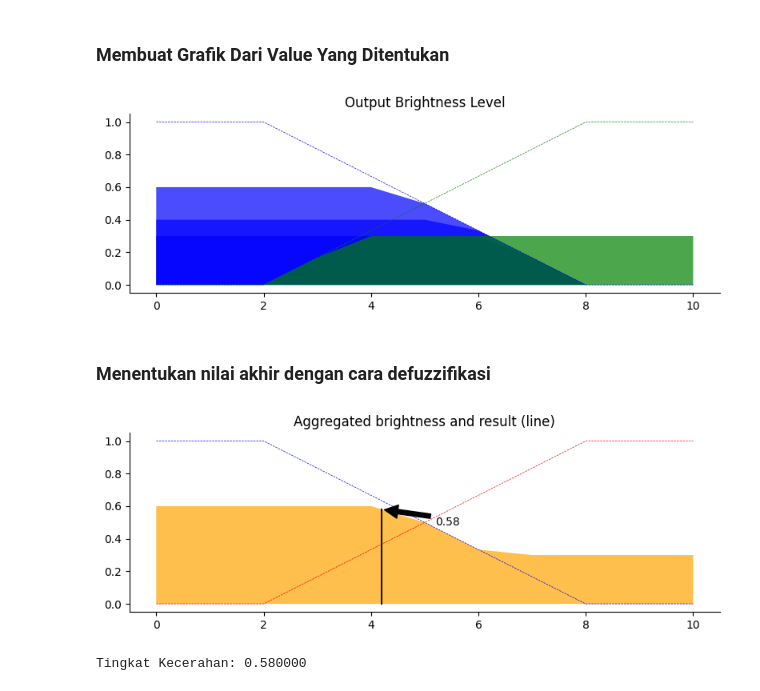
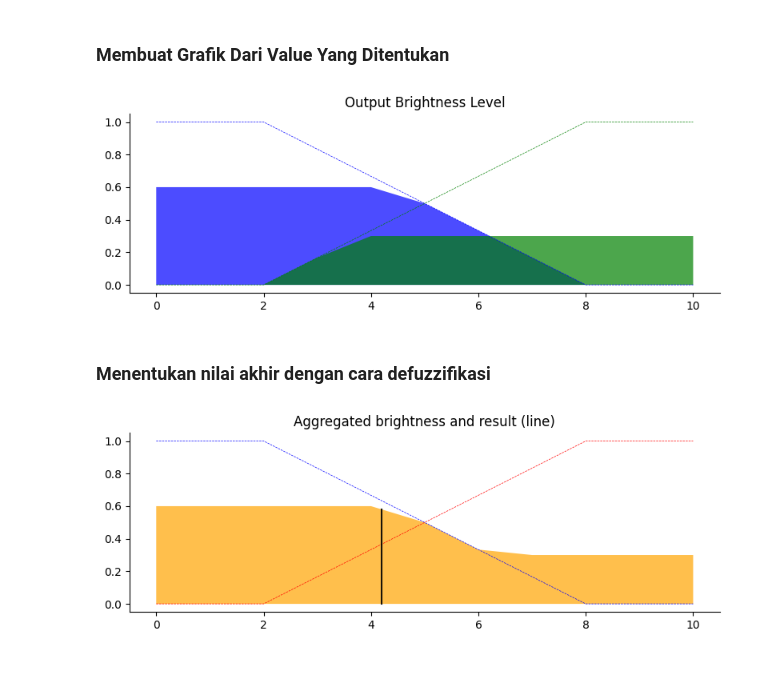
Before and after one commit to AvavSam/Light-Control-System, a Jupyter notebook: app.ipynb, the cells around one changed output. Drawn from its saved outputs; the diff is of its cells as text; code cells hidden in the pictures.

Commit message:
update rule

```diff
--- a/app.ipynb
+++ b/app.ipynb
@@ -52,11 +51,9 @@ plt.tight_layout()
 # %% [markdown]
 ### Membuat Grafik Dari Value Yang Ditentukan
 # %%
-#Inputan nilai
-light_value = 7     # Maksimal 10
-activity_value = 3  # Maksimal 10
+light_value = 7
+activity_value = 3
 
-#Penentuan derajat keanggotaan dari nilai inputan
 light_level_lo = fuzz.interp_membership(light_level, light_lo, light_value)
 light_level_md = fuzz.interp_membership(light_level, light_md, light_value)
 light_level_hi = fuzz.interp_membership(light_level, light_hi, light_value)
@@ -80,49 +77,49 @@ brightness_activation_lo3 = np.fmin(rule3, brightness_lo)
 rule4 = np.fmin(light_level_lo, activity_level_some)
 brightness_activation_hi1 = np.fmin(rule4, brightness_hi)
 
 # Aturan 5: Jika cahaya sedang DAN aktivitas ada, maka kecerahan terang
 rule5 = np.fmin(light_level_md, activity_level_some)
 brightness_activation_hi2 = np.fmin(rule5, brightness_hi)
 
 # Aturan 6: Jika cahaya tinggi DAN aktivitas ada, maka kecerahan redup
 rule6 = np.fmin(light_level_hi, activity_level_some)
 brightness_activation_lo4 = np.fmin(rule6, brightness_lo)
 
+# Mengambil nilai maksimal dari rule 1, 2, 3, 6
+brightness_activation_lo = np.fmax(brightness_activation_lo1,
+                                    np.fmax(brightness_activation_lo2,
+                                            np.fmax(brightness_activation_lo3, brightness_activation_lo4)))
+
+# Mengambil nilai maksimal dari rule 4 & 5
+brightness_activation_hi = np.fmax(brightness_activation_hi1, brightness_activation_hi2)
+
 brightness0 = np.zeros_like(brightness)
 
-#Visualisasikan grafik output dari
 fig, ax0 = plt.subplots(figsize=(8,3))
 
-ax0.fill_between(brightness, brightness0, brightness_activation_lo1, facecolor='b', alpha=0.7)
-ax0.fill_between(brightness, brightness0, brightness_activation_lo2, facecolor='b', alpha=0.7)
-ax0.fill_between(brightness, brightness0, brightness_activation_lo3, facecolor='b', alpha=0.7)
-ax0.fill_between(brightness, brightness0, brightness_activation_lo4, facecolor='b', alpha=0.7)
+ax0.fill_between(brightness, brightness0, brightness_activation_lo, facecolor='b', alpha=0.7)
 ax0.plot(brightness, brightness_lo, 'b', linewidth=0.5, linestyle='--')
 
-ax0.fill_between(brightness, brightness0, brightness_activation_hi1, facecolor='g', alpha=0.7)
-ax0.fill_between(brightness, brightness0, brightness_activation_hi2, facecolor='g', alpha=0.7)
+ax0.fill_between(brightness, brightness0, brightness_activation_hi, facecolor='g', alpha=0.7)
 ax0.plot(brightness, brightness_hi, 'g', linewidth=0.5, linestyle='--')
 
 ax0.set_title('Output Brightness Level')
 
 for ax in (ax0,):
     ax.spines['top'].set_visible(False)
     ax.spines['right'].set_visible(False)
     ax.get_xaxis().tick_bottom()
     ax.get_yaxis().tick_left()
 
 plt.tight_layout()
 plt.show()
 # %% [output]
-[figure, old version]
+[figure, new version]
 # %% [markdown]
 ### Menentukan nilai akhir dengan cara defuzzifikasi
 # %%
-aggregated = np.fmax(brightness_activation_lo1,
-                     np.fmax(brightness_activation_lo2,
-                             np.fmax(brightness_activation_lo3,
-                                     np.fmax(brightness_activation_hi1,
-                                             np.fmax(brightness_activation_hi2, brightness_activation_lo4)))))
+# Menghitung agregat dari aktivasi low dan high
+aggregated = np.fmax(brightness_activation_lo, brightness_activation_hi)
 
 x_brightness = fuzz.defuzz(brightness, aggregated, 'centroid')
 brightness_activation = fuzz.interp_membership(brightness, aggregated, x_brightness)
@@ -136,12 +133,6 @@ ax0.fill_between(brightness, brightness0, aggregated, facecolor='Orange', alpha=
 ax0.plot([x_brightness, x_brightness], [0, brightness_activation], 'k', linewidth=1.5, alpha=0.9)
 ax0.set_title('Aggregated brightness and result (line)')
 
-ax0.annotate(f'{brightness_activation:.2f}',
-             xy=(x_brightness, brightness_activation),
-             xytext=(x_brightness + 1, brightness_activation - 0.1),
-             arrowprops=dict(facecolor='black', shrink=0.05),
-             fontsize=10, color='black')
-
 for ax in (ax0,):
     ax.spines['top'].set_visible(False)
     ax.spines['right'].set_visible(False)
@@ -150,8 +141,5 @@ for ax in (ax0,):
 
 plt.tight_layout()
 plt.show()
-
-print(f'Tingkat Kecerahan: {brightness_activation:f}')
 # %% [output]
-[figure, old version]
+[figure, new version]
-Tingkat Kecerahan: 0.580000
```
Also changed, not shown: parts of 1 cell of this notebook.
